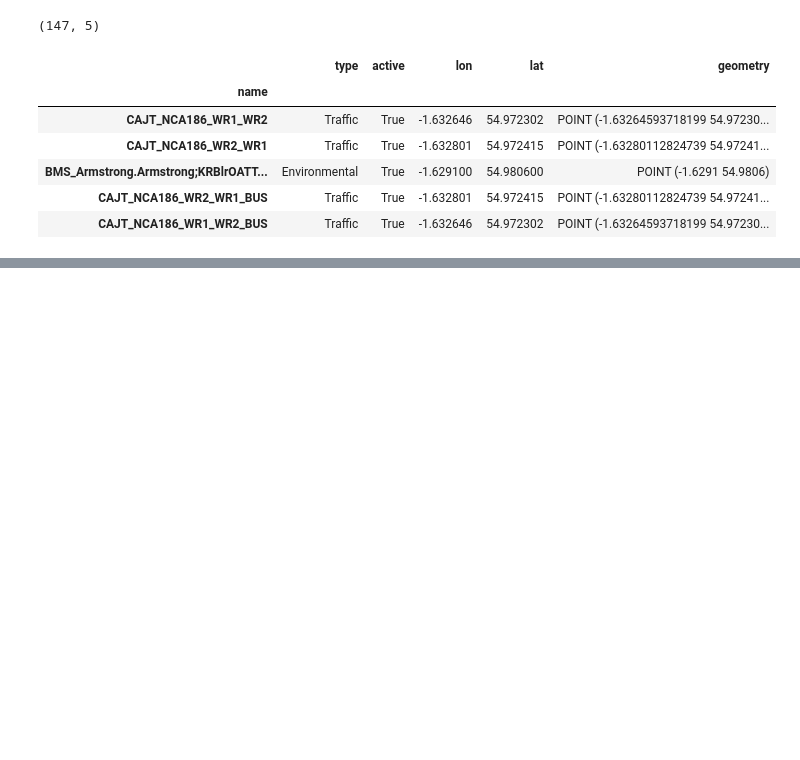
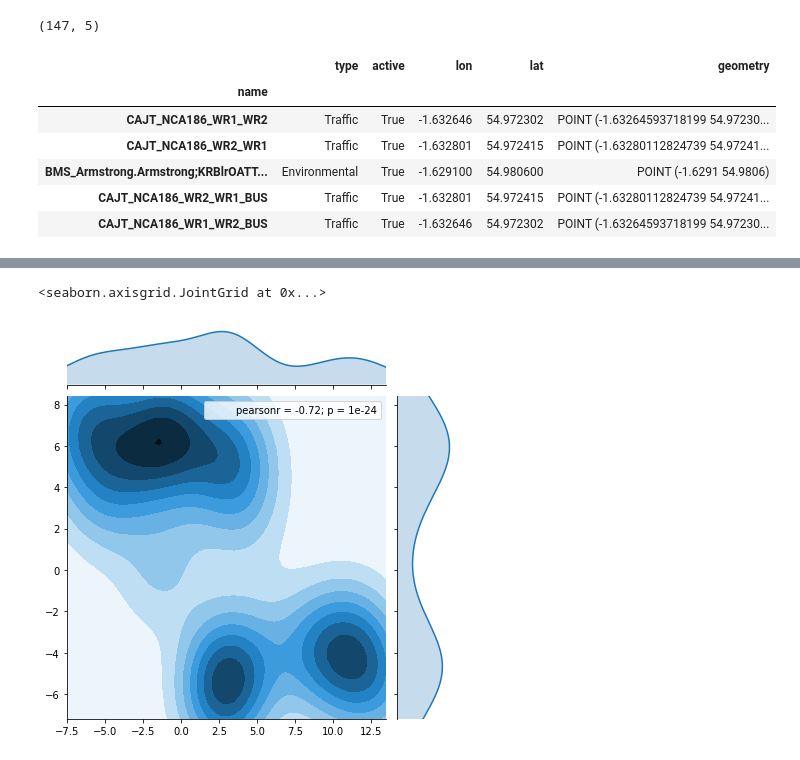
Before and after one commit to adaj/sensingbee, a Jupyter notebook: eda/streets_sensors_features.ipynb, the cells around one changed output, grey strips where cells are left out. Saved outputs shown, nothing was run; the diff lists cells and outputs as text; code cells hidden in the pictures; blank space fills up the shorter version.

```diff
--- a/eda/streets_sensors_features.ipynb
+++ b/eda/streets_sensors_features.ipynb
@@ -94,0 +115,8 @@ pd.concat([ldf,pdf],axis=1).to_csv(DATA_FOLDER+'street_features_newcastle.csv')
+# %%
+s500m = spatial_features(lines, points, metadata, 0.0055)
+#500m
+tsne = TSNE(n_components=2).fit_transform(s500m)
+sns.jointplot(x=tsne[:,0], y=tsne[:,1], kind="kde", xlim=[tsne[:,0].min(),tsne[:,0].max()], ylim=[tsne[:,1].min(),tsne[:,1].max()] )
+# %% [output]
+<seaborn.axisgrid.JointGrid at 0x...>
+[figure, added]
```
Also changed, not shown: parts of 8 cells of this notebook, 2 other files.
